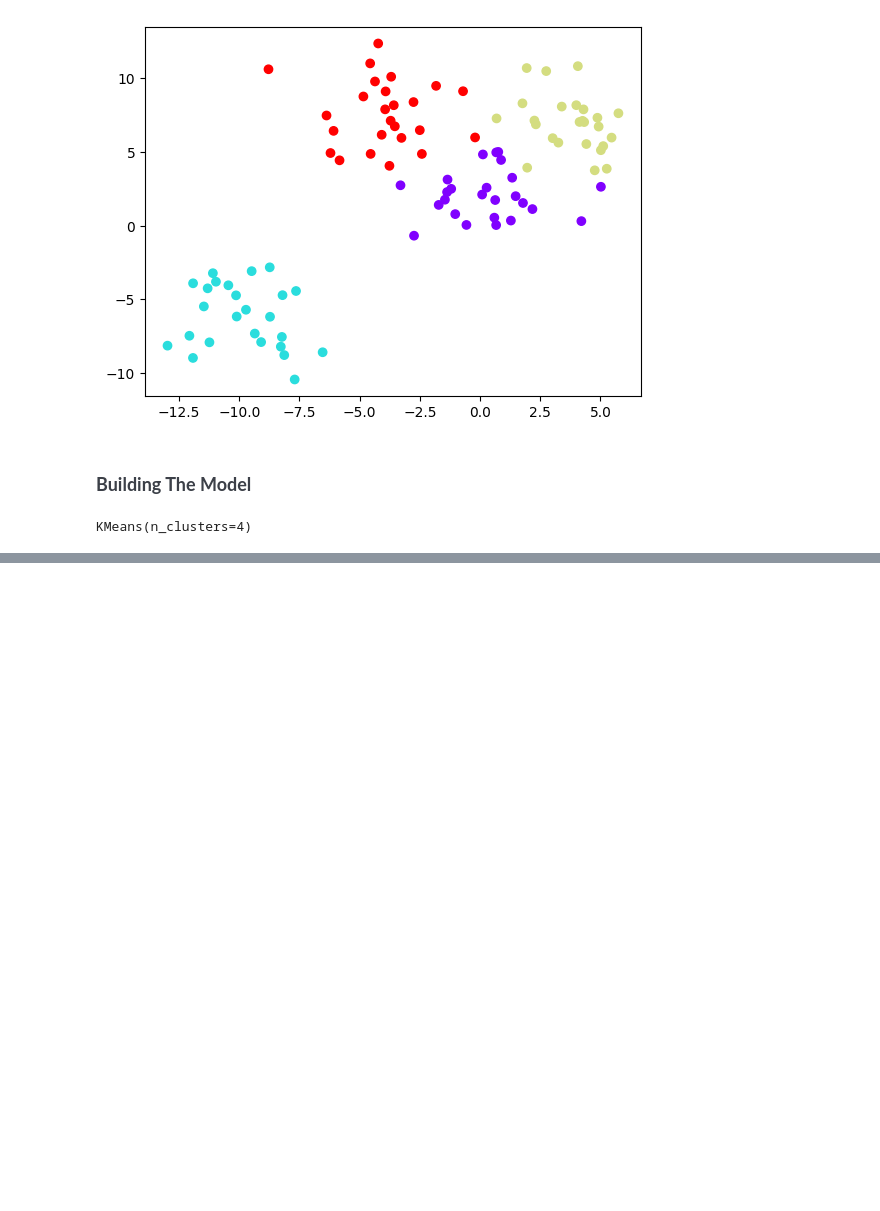
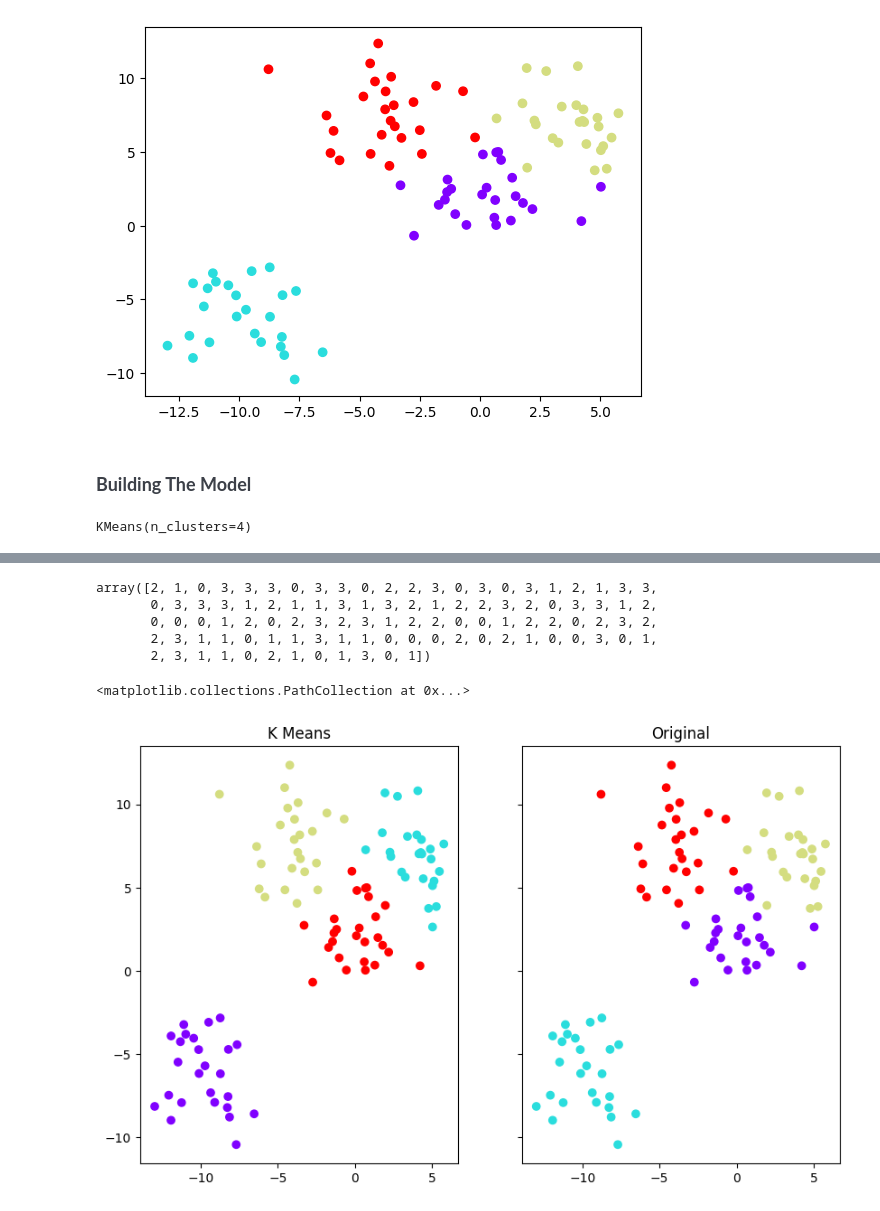
Before and after one commit to madhubabukencha/machine_learning, a Jupyter notebook: chap03_unsupervised_learning/1_k_means_clustering/2_simple_python_demo.ipynb, the cells around one changed output, grey strips where cells are left out. Saved outputs shown, nothing was run; the diff lists cells and outputs as text; code cells hidden in the pictures; blank space fills up the shorter version.

```diff
--- a/chap03_unsupervised_learning/1_k_means_clustering/2_simple_python_demo.ipynb
+++ b/chap03_unsupervised_learning/1_k_means_clustering/2_simple_python_demo.ipynb
@@ -60,0 +61,20 @@ array([[-4.14911276,  7.68314971],
+# %%
+# predicted label
+kmeans.labels_
+# %% [output]
+array([2, 1, 0, 3, 3, 3, 0, 3, 3, 0, 2, 2, 3, 0, 3, 0, 3, 1, 2, 1, 3, 3,
+       0, 3, 3, 3, 1, 2, 1, 1, 3, 1, 3, 2, 1, 2, 2, 3, 2, 0, 3, 3, 1, 2,
+       0, 0, 0, 1, 2, 0, 2, 3, 2, 3, 1, 2, 2, 0, 0, 1, 2, 2, 0, 2, 3, 2,
+       2, 3, 1, 1, 0, 1, 1, 3, 1, 1, 0, 0, 0, 2, 0, 2, 1, 0, 0, 3, 0, 1,
+       2, 3, 1, 1, 0, 2, 1, 0, 1, 3, 0, 1])
+# %%
+fig, (ax1, ax2) = plt.subplots(1, 2, sharey=True, figsize=(10, 6))
+
+ax1.set_title("K Means")
+ax1.scatter(data[0][:, 0], data[0][:, 1], c=kmeans.labels_, cmap="rainbow")
+
+ax2.set_title("Original")
+ax2.scatter(data[0][:,0], data[0][:, 1], c=data[1], cmap="rainbow")
+# %% [output]
+<matplotlib.collections.PathCollection at 0x...>
+[figure, added]
```
Also changed, not shown: parts of 1 cell of this notebook.
